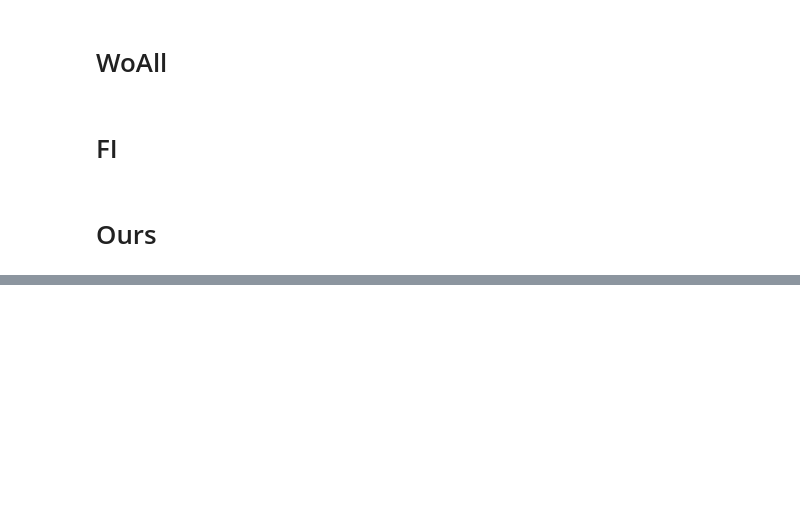
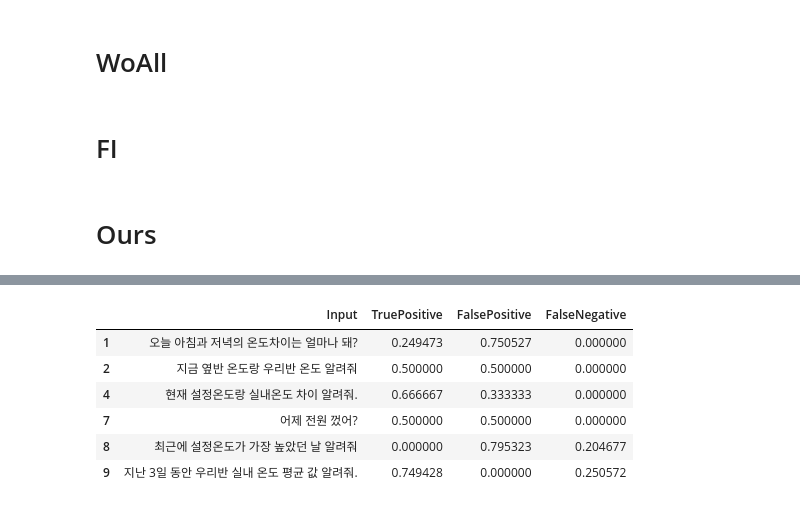
Before and after one commit to sungminlee114/LGHVAC_2ndyear, a Jupyter notebook: src/tiot.ipynb, the cells around one changed output, grey strips where cells are left out. Drawn from its saved outputs; the diff is of its cells as text; code cells hidden in the pictures; blank space fills up the shorter version.

```diff
--- a/src/tiot.ipynb
+++ b/src/tiot.ipynb
@@ -727,7 +629,7 @@ def eval_query_v6v7(db_gt_filename, cand_response_filename):
 # %%
-db_gt_filename = f"{BASE_DIR}/experiments/db_gt.json"
-cand_response_filename = f"{BASE_DIR}/experiments/r-v7_r256_a512_ours-checkpoint-100.json"
+db_gt_filename = f"{BASE_DIR}/experiments/db_gt_v7.json"
+cand_response_filename = f"{BASE_DIR}/experiments/r-v7_r8_a16_ours-checkpoint-40.json"
 
-eval_df = eval_query_v6v7(db_gt_filename, cand_response_filename)
+eval_df = eval_query(db_gt_filename, cand_response_filename)
 print(eval_df)
 # %% [output]
@@ -780,0 +663,10 @@ SELECT "timestamp", "settemp", "roomtemp", "id" FROM "data_t" WHERE idu_id IN (S
+# %%
+eval_df[eval_df["ExactMatch"] == 0][["Input", "TruePositive", "FalsePositive", "FalseNegative"]]
+# %% [output]
+|  | Input | TruePositive | FalsePositive | FalseNegative |
+| 1 | 오늘 아침과 저녁의 온도차이는 얼마나 돼? | 0.249473 | 0.750527 | 0.000000 |
+| 2 | 지금 옆반 온도랑 우리반 온도 알려줘 | 0.500000 | 0.500000 | 0.000000 |
+| 4 | 현재 설정온도랑 실내온도 차이 알려줘. | 0.666667 | 0.333333 | 0.000000 |
+| 7 | 어제 전원 껐어? | 0.500000 | 0.500000 | 0.000000 |
+| 8 | 최근에 설정온도가 가장 높았던 날 알려줘 | 0.000000 | 0.795323 | 0.204677 |
+| 9 | 지난 3일 동안 우리반 실내 온도 평균 값 알려줘. | 0.749428 | 0.000000 | 0.250572 |
```
Also changed, not shown: parts of 11 cells of this notebook, 4 other files.
